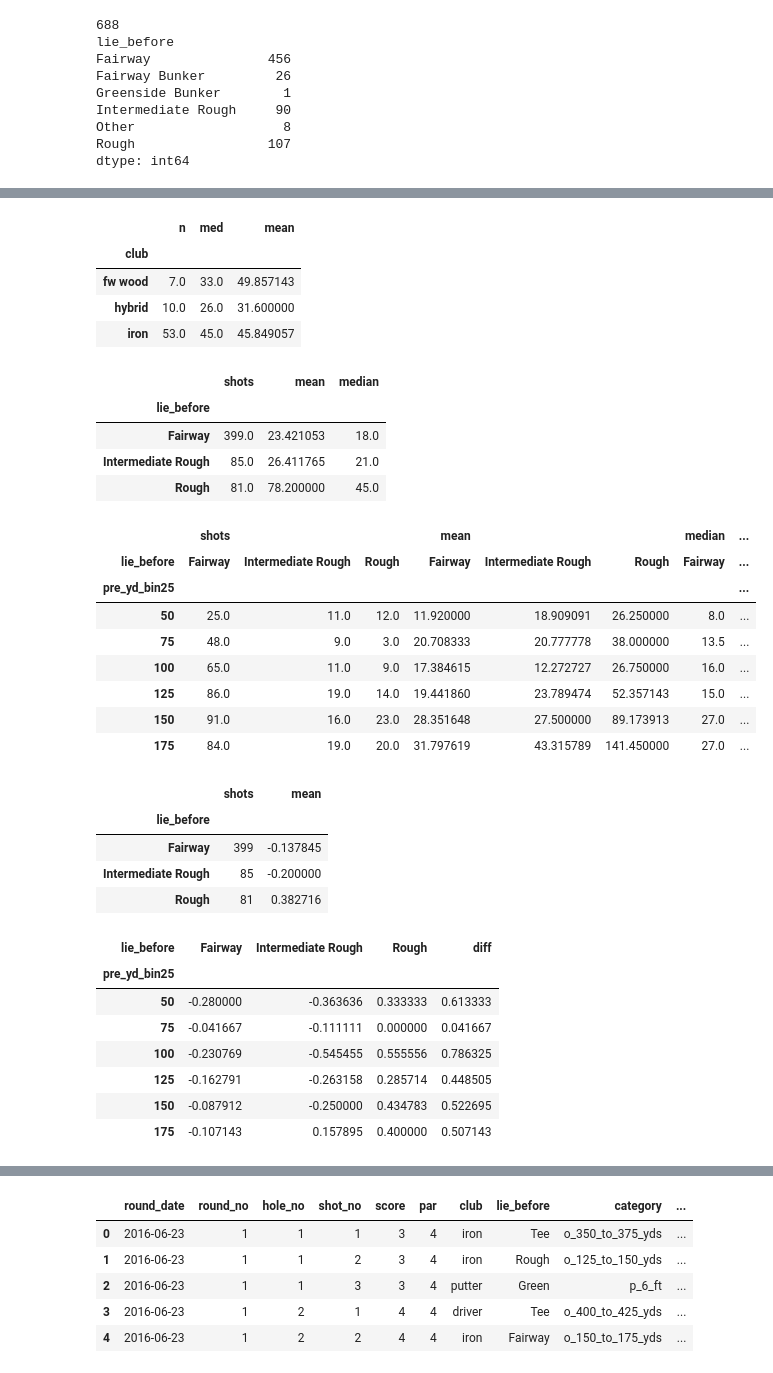
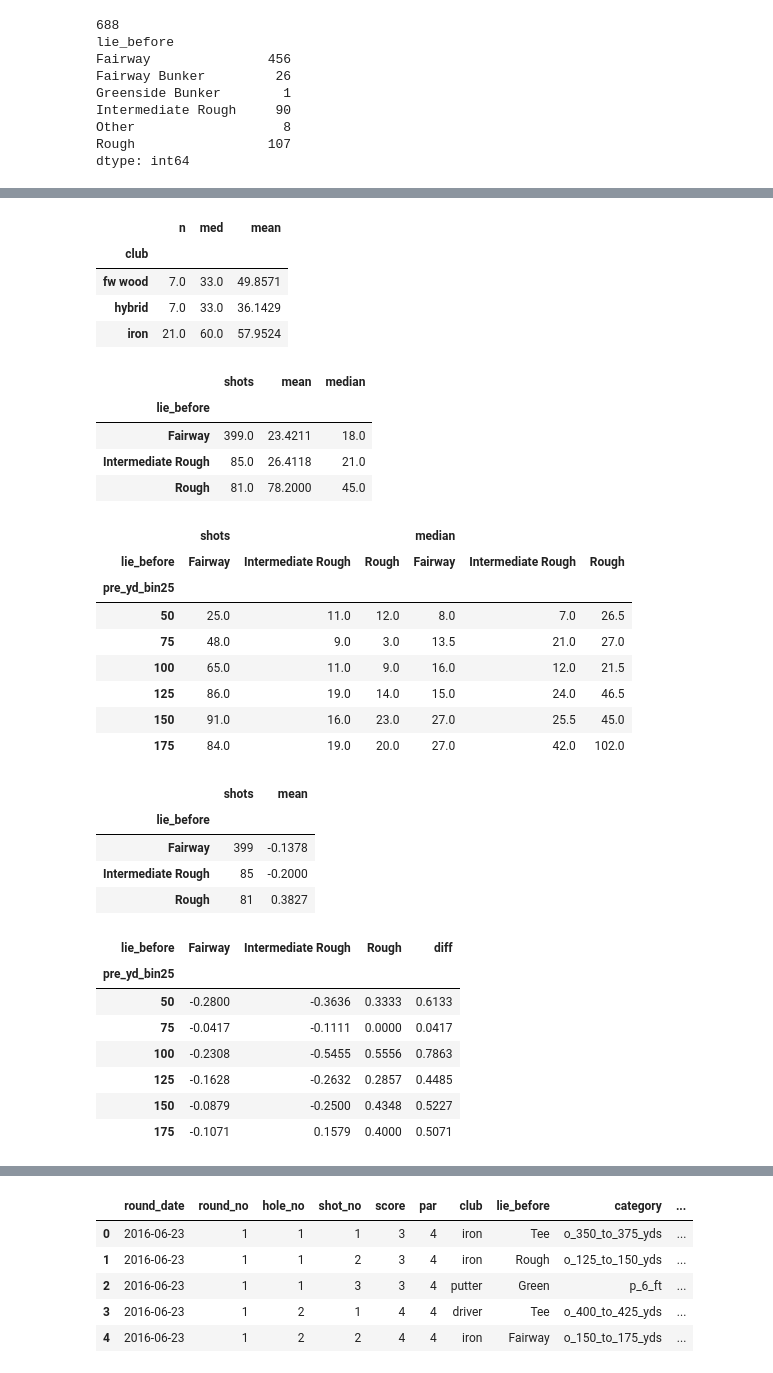
Before and after one commit to brendansudol/golf-moneyball, a Jupyter notebook: notebooks/horsey.ipynb, the cells around one changed output, grey strips where cells are left out. Saved outputs shown, nothing was run; the diff lists cells and outputs as text; code cells hidden in the pictures.

```diff
--- a/notebooks/horsey.ipynb
+++ b/notebooks/horsey.ipynb
@@ -8,4 +10,11 @@ import pandas as pd
 import statsmodels.formula.api as smf
+# %%
+pd.set_option('display.width', 500)
+pd.set_option('display.max_columns', 40)
+pd.set_option('display.precision', 4)
+
+sns.set_style("darkgrid")
+sns.set_context(rc={"figure.figsize": (8, 6)})
 # %%
 horsey = pd.read_csv('../data/horsey.csv', parse_dates=['round_date'])
 # %%
@@ -308,15 +324,15 @@ a_summary.plot(y=['mean', 'median'])
 # %%
 # zoom in on 210-240, look at club selection
 
-df.query('pre_yd > 210 & pre_yd < 240 & post_yd < 40') \
+approach.query('pre_yd >= 210 & pre_yd < 240 & post_yd < 40') \
     .groupby('club')['post_ft'] \
     .agg({ 'n': len, 'med': np.median, 'mean': np.mean })
 # %% [output]
 |  | n | med | mean |
 | club |  |  |  |
-| fw wood | 7.0 | 33.0 | 49.857143 |
-| hybrid | 10.0 | 26.0 | 31.600000 |
-| iron | 53.0 | 45.0 | 45.849057 |
+| fw wood | 7.0 | 33.0 | 49.8571 |
+| hybrid | 7.0 | 33.0 | 36.1429 |
+| iron | 21.0 | 60.0 | 57.9524 |
 # %%
 # what's the loss of accuracy / cost to scoring of the rough?
 
@@ -338,29 +354,28 @@ g['post_ft'].agg({
 # %% [output]
 |  | shots | mean | median |
 | lie_before |  |  |  |
-| Fairway | 399.0 | 23.421053 | 18.0 |
-| Intermediate Rough | 85.0 | 26.411765 | 21.0 |
-| Rough | 81.0 | 78.200000 | 45.0 |
+| Fairway | 399.0 | 23.4211 | 18.0 |
+| Intermediate Rough | 85.0 | 26.4118 | 21.0 |
+| Rough | 81.0 | 78.2000 | 45.0 |
 # %%
 # group by lie and distance
 
 g = fair_v_rough.groupby(['pre_yd_bin25', 'lie_before'])
 
 g['post_ft'].agg({
     'shots': len,
-    'mean': np.mean,
     'median': np.median,
 }).unstack()
 # %% [output]
-|  | shots |  |  | mean |  |  | median | ... |
-| lie_before | Fairway | Intermediate Rough | Rough | Fairway | Intermediate Rough | Rough | Fairway | ... |
-| pre_yd_bin25 |  |  |  |  |  |  |  | ... |
-| 50 | 25.0 | 11.0 | 12.0 | 11.920000 | 18.909091 | 26.250000 | 8.0 | ... |
-| 75 | 48.0 | 9.0 | 3.0 | 20.708333 | 20.777778 | 38.000000 | 13.5 | ... |
-| 100 | 65.0 | 11.0 | 9.0 | 17.384615 | 12.272727 | 26.750000 | 16.0 | ... |
-| 125 | 86.0 | 19.0 | 14.0 | 19.441860 | 23.789474 | 52.357143 | 15.0 | ... |
-| 150 | 91.0 | 16.0 | 23.0 | 28.351648 | 27.500000 | 89.173913 | 27.0 | ... |
-| 175 | 84.0 | 19.0 | 20.0 | 31.797619 | 43.315789 | 141.450000 | 27.0 | ... |
+|  | shots |  |  | median |  |  |
+| lie_before | Fairway | Intermediate Rough | Rough | Fairway | Intermediate Rough | Rough |
+| pre_yd_bin25 |  |  |  |  |  |  |
+| 50 | 25.0 | 11.0 | 12.0 | 8.0 | 7.0 | 26.5 |
+| 75 | 48.0 | 9.0 | 3.0 | 13.5 | 21.0 | 27.0 |
+| 100 | 65.0 | 11.0 | 9.0 | 16.0 | 12.0 | 21.5 |
+| 125 | 86.0 | 19.0 | 14.0 | 15.0 | 24.0 | 46.5 |
+| 150 | 91.0 | 16.0 | 23.0 | 27.0 | 25.5 | 45.0 |
+| 175 | 84.0 | 19.0 | 20.0 | 27.0 | 42.0 | 102.0 |
 # %%
 # what's the scoring difference of fairway vs. rough
 
@@ -370,9 +385,9 @@ g['score_norm'].agg({ 'shots': len, 'mean': np.mean })
 # %% [output]
 |  | shots | mean |
 | lie_before |  |  |
-| Fairway | 399 | -0.137845 |
-| Intermediate Rough | 85 | -0.200000 |
-| Rough | 81 | 0.382716 |
+| Fairway | 399 | -0.1378 |
+| Intermediate Rough | 85 | -0.2000 |
+| Rough | 81 | 0.3827 |
 # %%
 # scoring distance, by lie and distance
 
@@ -389,12 +404,12 @@ scoring
 # %% [output]
 | lie_before | Fairway | Intermediate Rough | Rough | diff |
 | pre_yd_bin25 |  |  |  |  |
-| 50 | -0.280000 | -0.363636 | 0.333333 | 0.613333 |
-| 75 | -0.041667 | -0.111111 | 0.000000 | 0.041667 |
-| 100 | -0.230769 | -0.545455 | 0.555556 | 0.786325 |
-| 125 | -0.162791 | -0.263158 | 0.285714 | 0.448505 |
-| 150 | -0.087912 | -0.250000 | 0.434783 | 0.522695 |
-| 175 | -0.107143 | 0.157895 | 0.400000 | 0.507143 |
+| 50 | -0.2800 | -0.3636 | 0.3333 | 0.6133 |
+| 75 | -0.0417 | -0.1111 | 0.0000 | 0.0417 |
+| 100 | -0.2308 | -0.5455 | 0.5556 | 0.7863 |
+| 125 | -0.1628 | -0.2632 | 0.2857 | 0.4485 |
+| 150 | -0.0879 | -0.2500 | 0.4348 | 0.5227 |
+| 175 | -0.1071 | 0.1579 | 0.4000 | 0.5071 |
 # %%
 # look at driver misses
 
```
Also changed, not shown: parts of 20 cells of this notebook, 2 other files.
